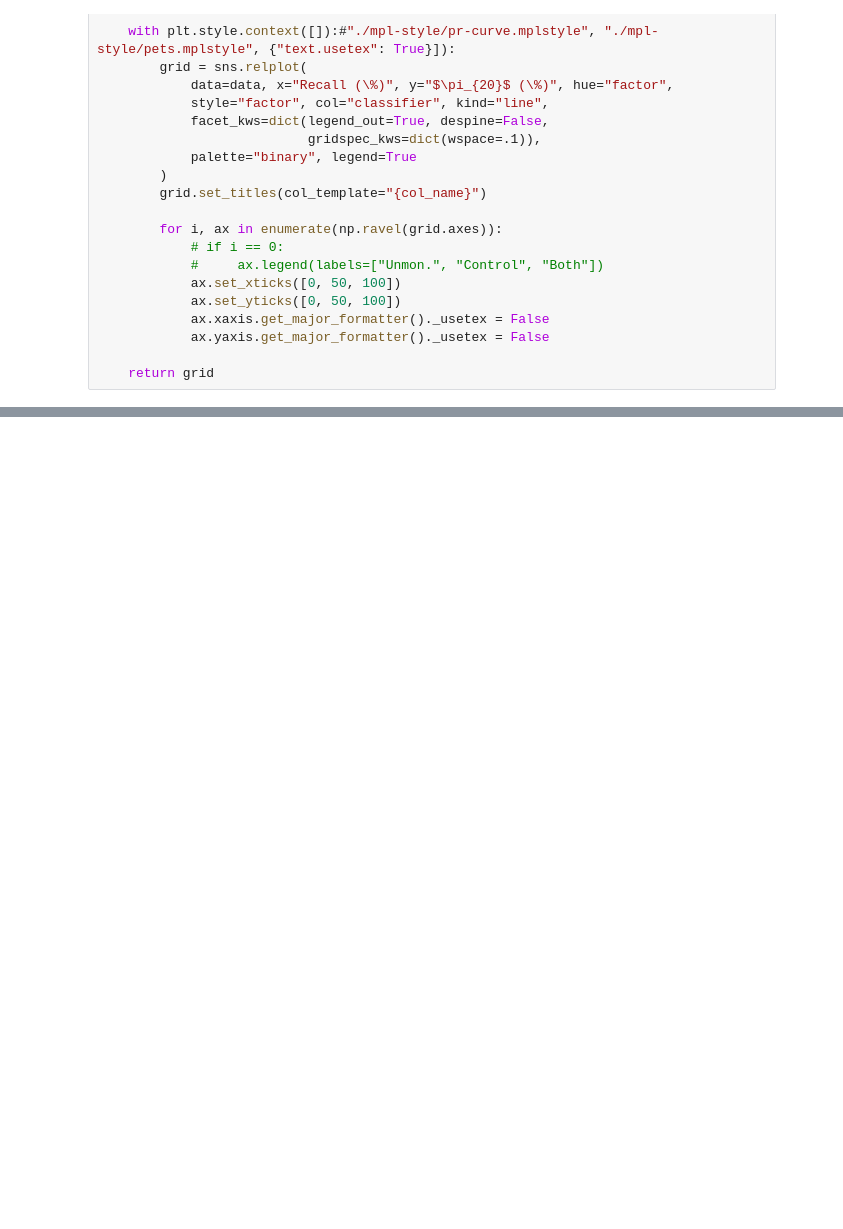
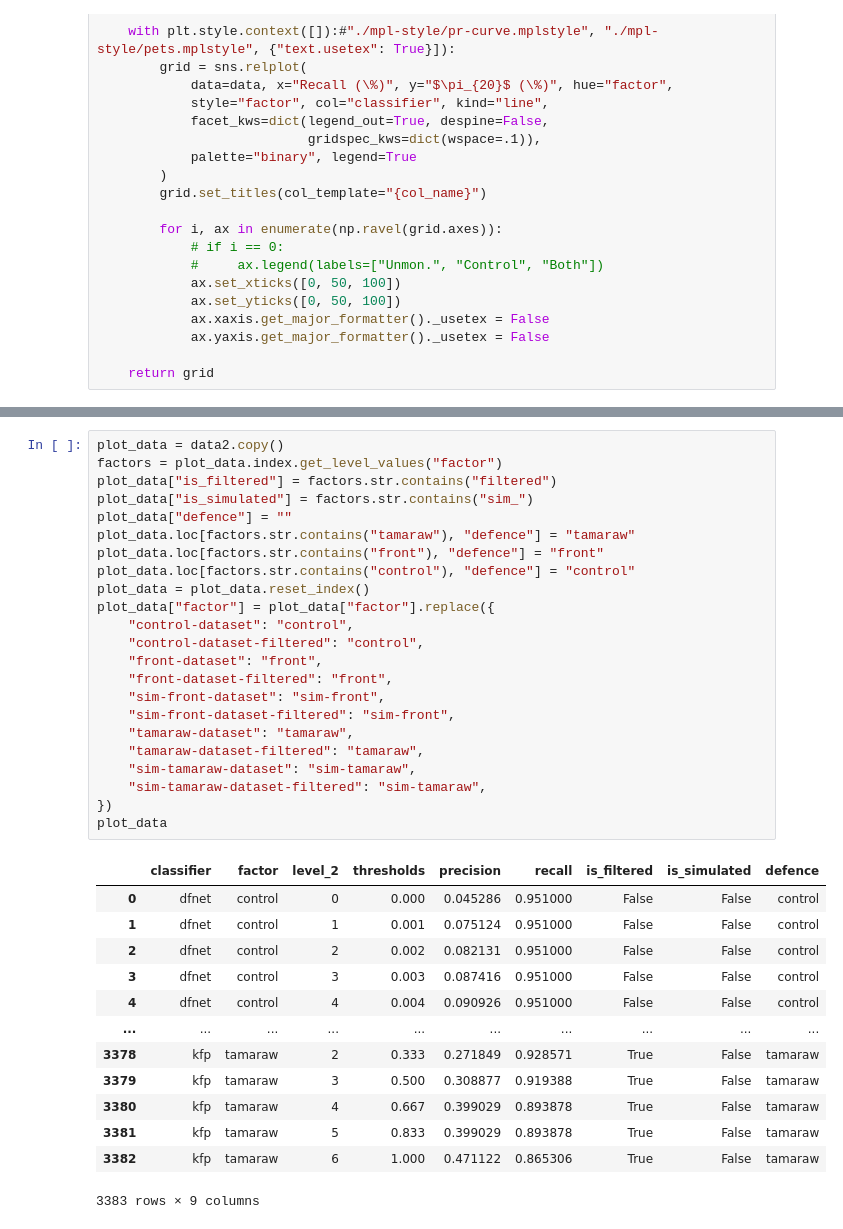
Before and after one commit to jpcsmith/qcsd-experiments, a Jupyter notebook: workflow/notebooks/result-analysis-curve.ipynb, the cells around one changed output, grey strips where cells are left out. Drawn from its saved outputs; the diff is of its cells as text; blank space fills up the shorter version.

```diff
--- a/workflow/notebooks/result-analysis-curve.ipynb
+++ b/workflow/notebooks/result-analysis-curve.ipynb
@@ -167,0 +110,37 @@ figure = plot_pr_curve(binary_data)
+# %%
+plot_data = data2.copy()
+factors = plot_data.index.get_level_values("factor")
+plot_data["is_filtered"] = factors.str.contains("filtered")
+plot_data["is_simulated"] = factors.str.contains("sim_")
+plot_data["defence"] = ""
+plot_data.loc[factors.str.contains("tamaraw"), "defence"] = "tamaraw"
+plot_data.loc[factors.str.contains("front"), "defence"] = "front"
+plot_data.loc[factors.str.contains("control"), "defence"] = "control"
+plot_data = plot_data.reset_index()
+plot_data["factor"] = plot_data["factor"].replace({
+    "control-dataset": "control",
+    "control-dataset-filtered": "control",
+    "front-dataset": "front",
+    "front-dataset-filtered": "front",
+    "sim-front-dataset": "sim-front",
+    "sim-front-dataset-filtered": "sim-front",
+    "tamaraw-dataset": "tamaraw",
+    "tamaraw-dataset-filtered": "tamaraw",
+    "sim-tamaraw-dataset": "sim-tamaraw",
+    "sim-tamaraw-dataset-filtered": "sim-tamaraw",
+})
+plot_data
+# %% [output]
+|  | classifier | factor | level_2 | thresholds | precision | recall | is_filtered | is_simulated | defence |
+| 0 | dfnet | control | 0 | 0.000 | 0.045286 | 0.951000 | False | False | control |
+| 1 | dfnet | control | 1 | 0.001 | 0.075124 | 0.951000 | False | False | control |
+| 2 | dfnet | control | 2 | 0.002 | 0.082131 | 0.951000 | False | False | control |
+| 3 | dfnet | control | 3 | 0.003 | 0.087416 | 0.951000 | False | False | control |
+| 4 | dfnet | control | 4 | 0.004 | 0.090926 | 0.951000 | False | False | control |
+| ... | ... | ... | ... | ... | ... | ... | ... | ... | ... |
+| 3378 | kfp | tamaraw | 2 | 0.333 | 0.271849 | 0.928571 | True | False | tamaraw |
+| 3379 | kfp | tamaraw | 3 | 0.500 | 0.308877 | 0.919388 | True | False | tamaraw |
+| 3380 | kfp | tamaraw | 4 | 0.667 | 0.399029 | 0.893878 | True | False | tamaraw |
+| 3381 | kfp | tamaraw | 5 | 0.833 | 0.399029 | 0.893878 | True | False | tamaraw |
+| 3382 | kfp | tamaraw | 6 | 1.000 | 0.471122 | 0.865306 | True | False | tamaraw |
+3383 rows × 9 columns
```
Also changed, not shown: parts of 6 cells of this notebook, 5 other files.
